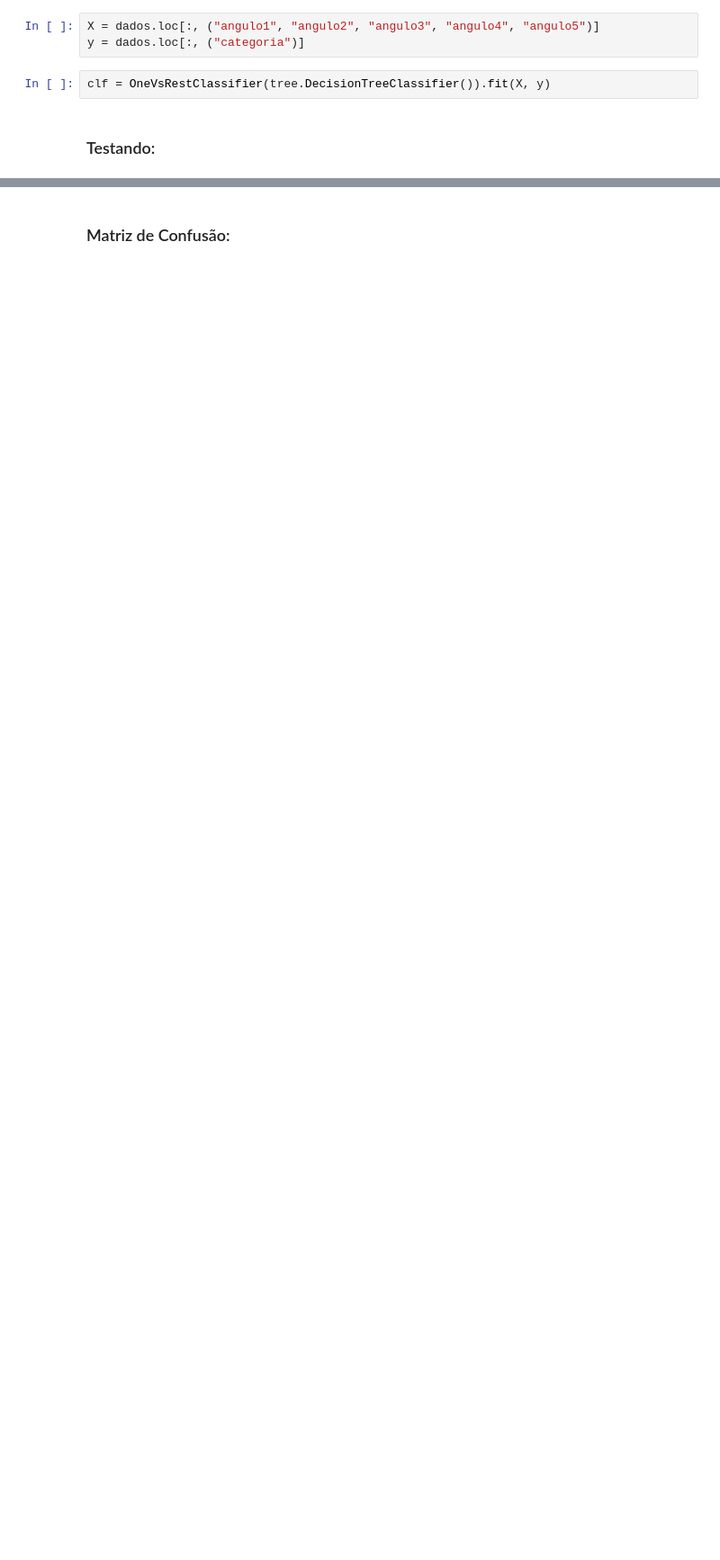
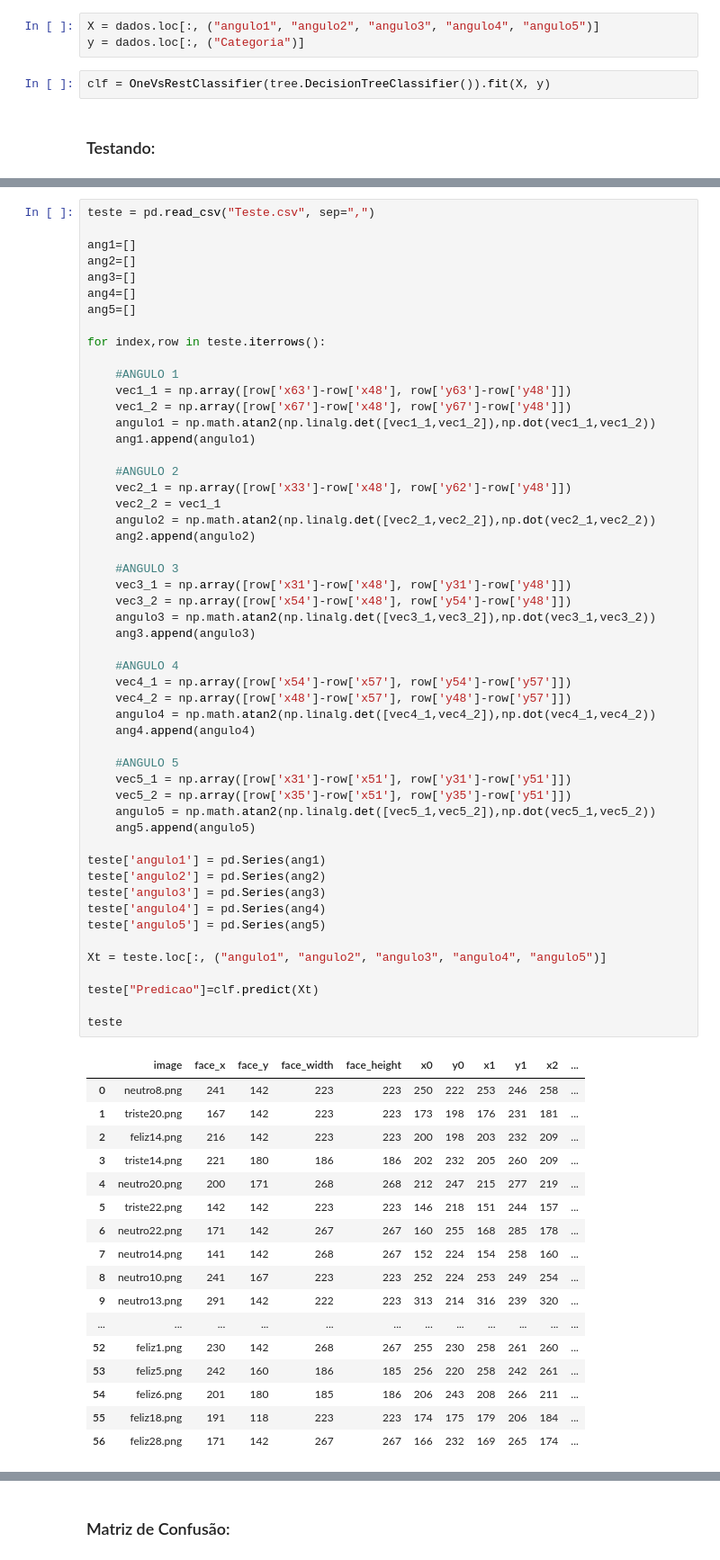
Before and after one commit to WarlenRodrigues/PyMotions, a Jupyter notebook: PyMotions.ipynb, the cells around one changed output, grey strips where cells are left out. Shown: that part at 90% size. Saved outputs shown, nothing was run; the diff lists cells and outputs as text; blank space fills up the shorter version.

```diff
--- a/PyMotions.ipynb
+++ b/PyMotions.ipynb
@@ -91,7 +91,7 @@ dados['angulo5'] = pd.Series(ang5)
 ### Treinando:
 # %%
 X = dados.loc[:, ("angulo1", "angulo2", "angulo3", "angulo4", "angulo5")]
-y = dados.loc[:, ("categoria")]
+y = dados.loc[:, ("Categoria")]
 # %%
 clf = OneVsRestClassifier(tree.DecisionTreeClassifier()).fit(X, y)
 # %% [markdown]
@@ -109,0 +99,70 @@ teste["Predicao"]=clf.predict(Xt)
+# %%
+teste = pd.read_csv("Teste.csv", sep=",")
+
+ang1=[]
+ang2=[]
+ang3=[]
+ang4=[]
+ang5=[]
+
+for index,row in teste.iterrows():
+
+    #ANGULO 1
+    vec1_1 = np.array([row['x63']-row['x48'], row['y63']-row['y48']])
+    vec1_2 = np.array([row['x67']-row['x48'], row['y67']-row['y48']])
+    angulo1 = np.math.atan2(np.linalg.det([vec1_1,vec1_2]),np.dot(vec1_1,vec1_2))
+    ang1.append(angulo1)
+
+    #ANGULO 2
+    vec2_1 = np.array([row['x33']-row['x48'], row['y62']-row['y48']])
+    vec2_2 = vec1_1
+    angulo2 = np.math.atan2(np.linalg.det([vec2_1,vec2_2]),np.dot(vec2_1,vec2_2))
+    ang2.append(angulo2)
+
+    #ANGULO 3
+    vec3_1 = np.array([row['x31']-row['x48'], row['y31']-row['y48']])
+    vec3_2 = np.array([row['x54']-row['x48'], row['y54']-row['y48']])
+    angulo3 = np.math.atan2(np.linalg.det([vec3_1,vec3_2]),np.dot(vec3_1,vec3_2))
+    ang3.append(angulo3)
+
+    #ANGULO 4
+    vec4_1 = np.array([row['x54']-row['x57'], row['y54']-row['y57']])
+    vec4_2 = np.array([row['x48']-row['x57'], row['y48']-row['y57']])
+    angulo4 = np.math.atan2(np.linalg.det([vec4_1,vec4_2]),np.dot(vec4_1,vec4_2))
+    ang4.append(angulo4)
+
+    #ANGULO 5
+    vec5_1 = np.array([row['x31']-row['x51'], row['y31']-row['y51']])
+    vec5_2 = np.array([row['x35']-row['x51'], row['y35']-row['y51']])
+    angulo5 = np.math.atan2(np.linalg.det([vec5_1,vec5_2]),np.dot(vec5_1,vec5_2))
+    ang5.append(angulo5)
+
+teste['angulo1'] = pd.Series(ang1)
+teste['angulo2'] = pd.Series(ang2)
+teste['angulo3'] = pd.Series(ang3)
+teste['angulo4'] = pd.Series(ang4)
+teste['angulo5'] = pd.Series(ang5)
+
+Xt = teste.loc[:, ("angulo1", "angulo2", "angulo3", "angulo4", "angulo5")]
+
+teste["Predicao"]=clf.predict(Xt)
+
+teste
+# %% [output]
+|  | image | face_x | face_y | face_width | face_height | x0 | y0 | x1 | y1 | x2 | ... |
+| 0 | neutro8.png | 241 | 142 | 223 | 223 | 250 | 222 | 253 | 246 | 258 | ... |
+| 1 | triste20.png | 167 | 142 | 223 | 223 | 173 | 198 | 176 | 231 | 181 | ... |
+| 2 | feliz14.png | 216 | 142 | 223 | 223 | 200 | 198 | 203 | 232 | 209 | ... |
+| 3 | triste14.png | 221 | 180 | 186 | 186 | 202 | 232 | 205 | 260 | 209 | ... |
+| 4 | neutro20.png | 200 | 171 | 268 | 268 | 212 | 247 | 215 | 277 | 219 | ... |
+| 5 | triste22.png | 142 | 142 | 223 | 223 | 146 | 218 | 151 | 244 | 157 | ... |
+| 6 | neutro22.png | 171 | 142 | 267 | 267 | 160 | 255 | 168 | 285 | 178 | ... |
+| 7 | neutro14.png | 141 | 142 | 268 | 267 | 152 | 224 | 154 | 258 | 160 | ... |
+| 8 | neutro10.png | 241 | 167 | 223 | 223 | 252 | 224 | 253 | 249 | 254 | ... |
+| 9 | neutro13.png | 291 | 142 | 222 | 223 | 313 | 214 | 316 | 239 | 320 | ... |
+| ... | ... | ... | ... | ... | ... | ... | ... | ... | ... | ... | ... |
+| 52 | feliz1.png | 230 | 142 | 268 | 267 | 255 | 230 | 258 | 261 | 260 | ... |
+| 53 | feliz5.png | 242 | 160 | 186 | 185 | 256 | 220 | 258 | 242 | 261 | ... |
+| 54 | feliz6.png | 201 | 180 | 185 | 186 | 206 | 243 | 208 | 266 | 211 | ... |
+| 55 | feliz18.png | 191 | 118 | 223 | 223 | 174 | 175 | 179 | 206 | 184 | ... |
+| 56 | feliz28.png | 171 | 142 | 267 | 267 | 166 | 232 | 169 | 265 | 174 | ... |
```
Also changed, not shown: parts of 8 cells of this notebook, 5 other files.
